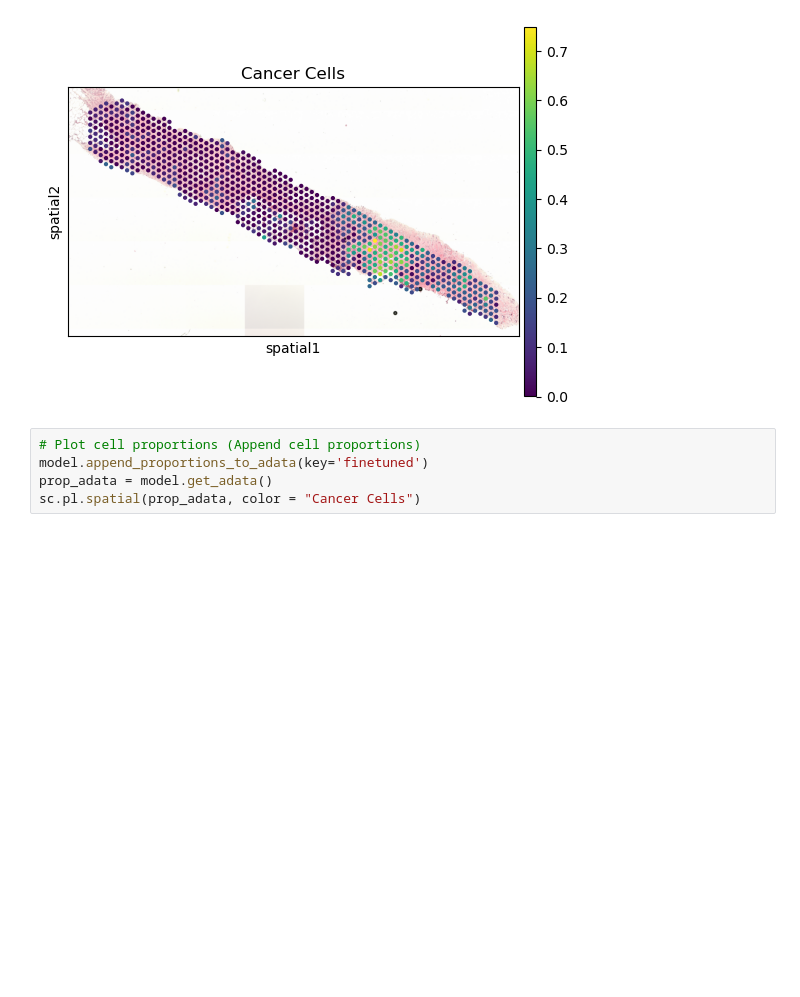
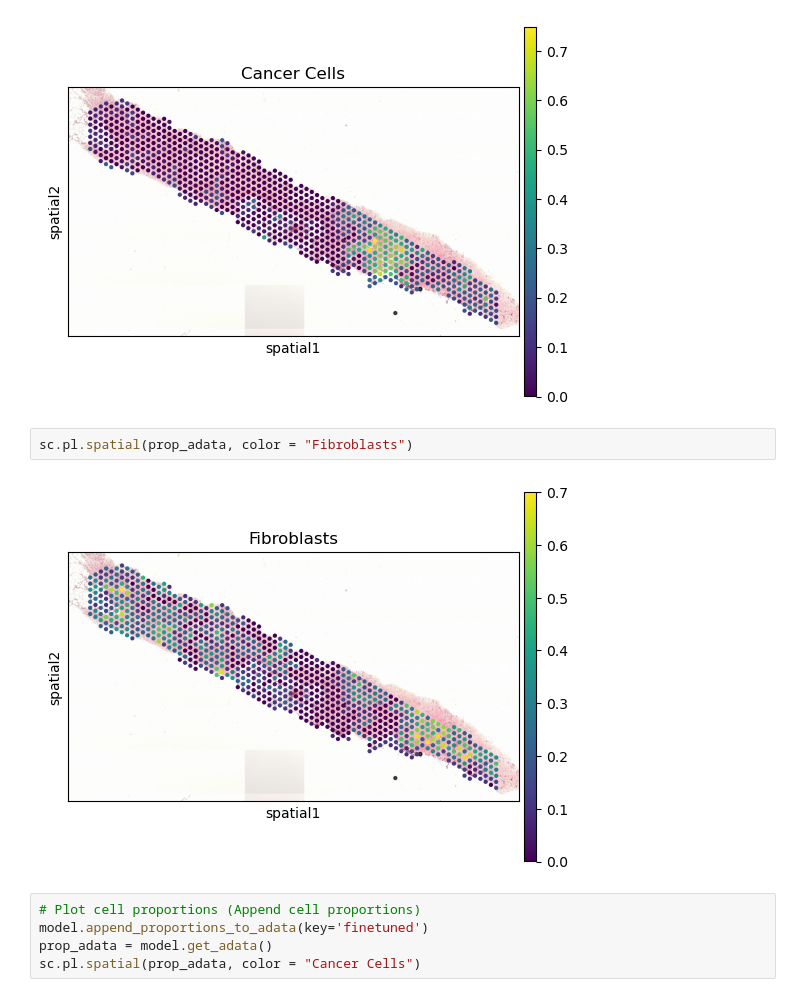
Before and after one commit to leeoesterreich/CITEgeist, a Jupyter notebook: examples/vignette_1_biopsy_heterogeneity.ipynb, the cells around one changed output. Saved outputs shown, nothing was run; the diff lists cells and outputs as text; blank space fills up the shorter version.

```diff
--- a/examples/vignette_1_biopsy_heterogeneity.ipynb
+++ b/examples/vignette_1_biopsy_heterogeneity.ipynb
@@ -155,6 +155,10 @@ sc.pl.spatial(prop_adata)
 sc.pl.spatial(prop_adata, color = "Cancer Cells")
 # %% [output]
 [figure]
+# %%
+sc.pl.spatial(prop_adata, color = "Fibroblasts")
+# %% [output]
+[figure, added]
 # %%
 # Plot cell proportions (Append cell proportions)
 model.append_proportions_to_adata(key='finetuned')
```
Also changed, not shown: 4 other files.
